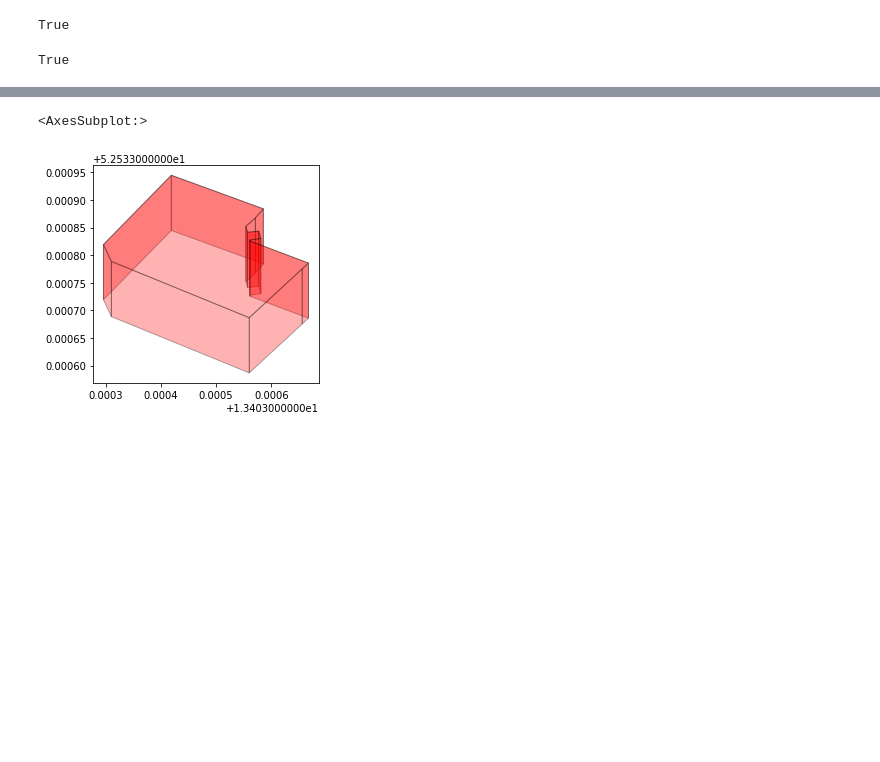
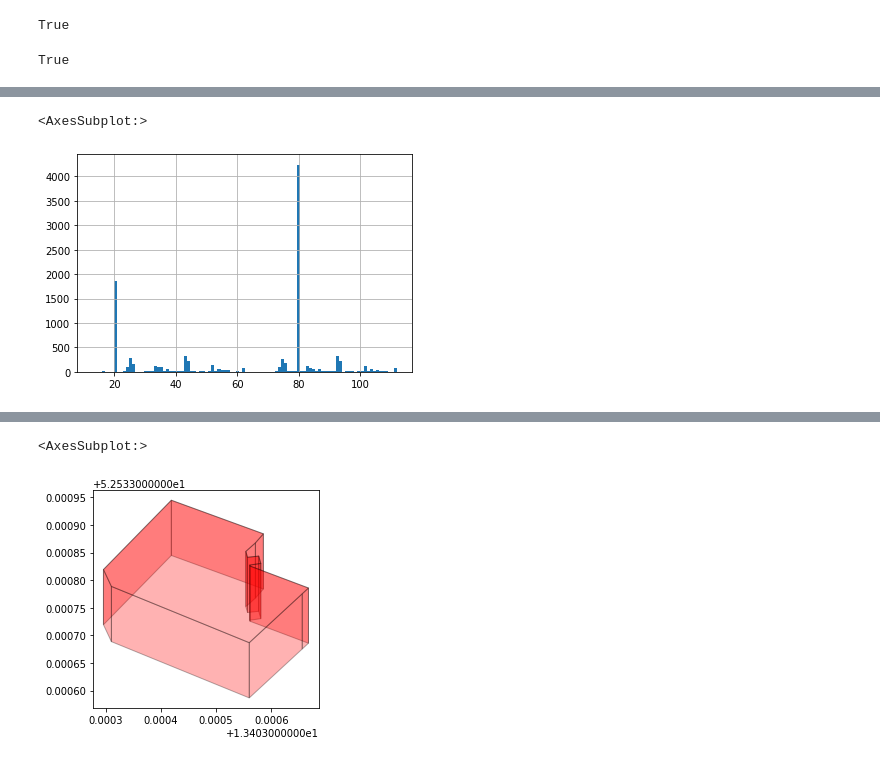
Before and after one commit to maximylius/map_visualization_algorithms, a Jupyter notebook: 3D_map.ipynb, the cells around one changed output, grey strips where cells are left out. Drawn from its saved outputs; the diff is of its cells as text; code cells hidden in the pictures; blank space fills up the shorter version.

```diff
--- a/3D_map.ipynb
+++ b/3D_map.ipynb
@@ -797,0 +813,5 @@ poly_gdf
+# %%
+poly_gdf['clr_0_100'].hist(bins=100)
+# %% [output]
+<AxesSubplot:>
+[figure, added]
```
Also changed, not shown: parts of 8 cells of this notebook, 2 other files.
